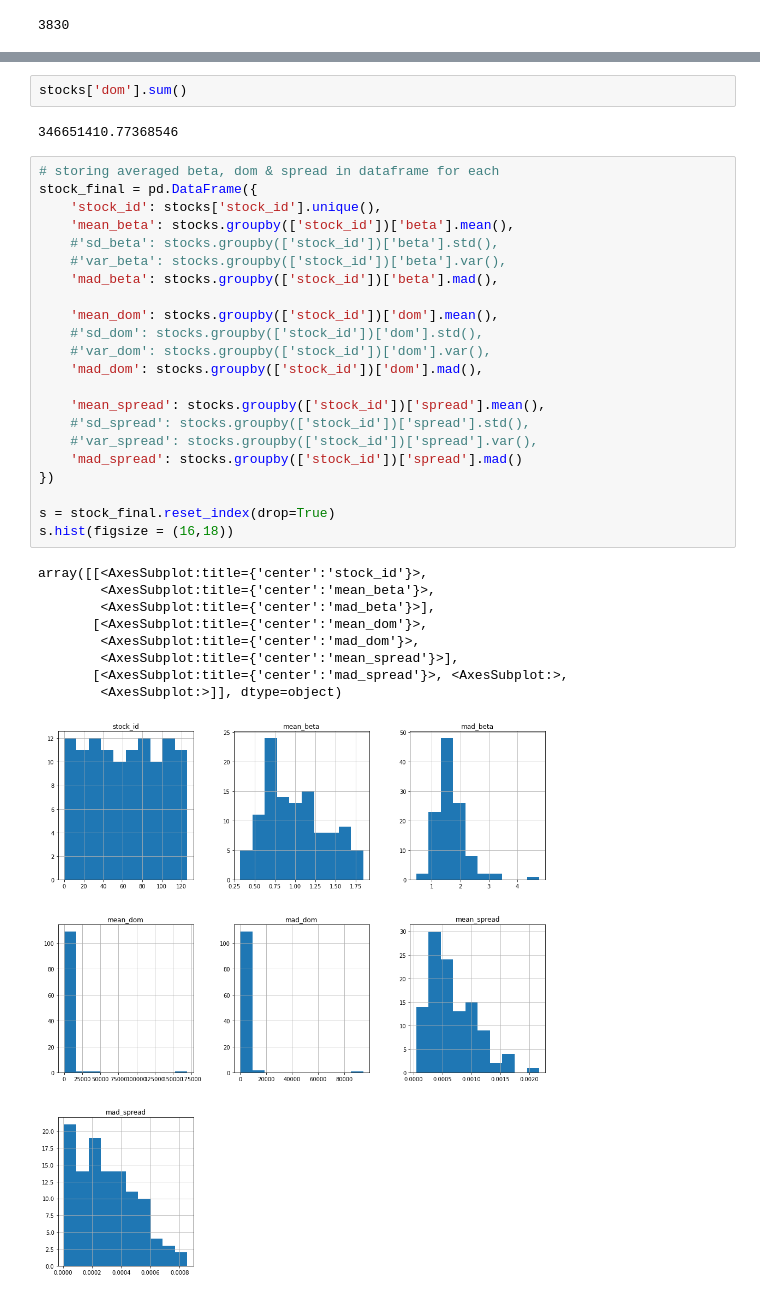
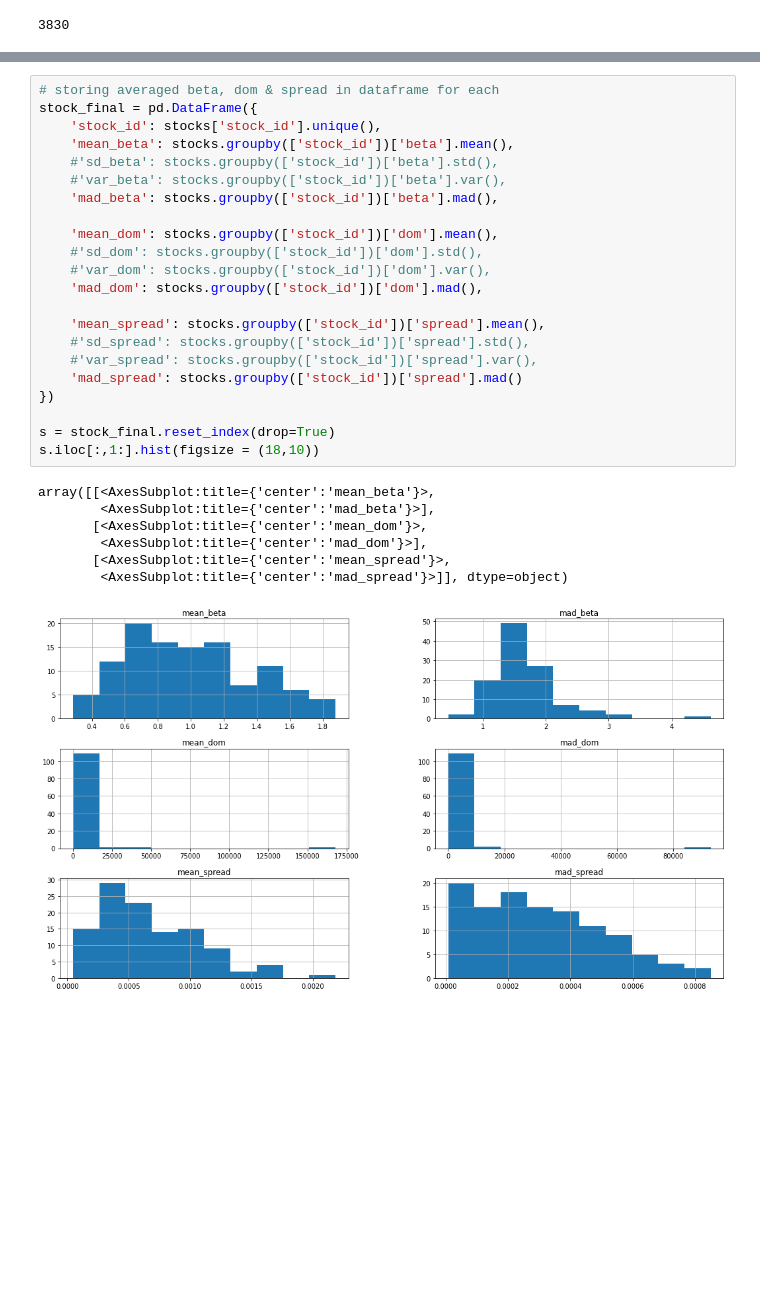
Before and after one commit to numanfr/DATA_project, a Jupyter notebook: Check_clusters.ipynb, the cells around one changed output, grey strips where cells are left out. Drawn from its saved outputs; the diff is of its cells as text; blank space fills up the shorter version.

```diff
--- a/Check_clusters.ipynb
+++ b/Check_clusters.ipynb
@@ -44,36 +41,30 @@ len(time_ids)//10
-# %%
-stocks['dom'].sum()
-# %% [output]
-346651410.77368546
 # %%
 # storing averaged beta, dom & spread in dataframe for each
 stock_final = pd.DataFrame({
     'stock_id': stocks['stock_id'].unique(),
     'mean_beta': stocks.groupby(['stock_id'])['beta'].mean(),
     #'sd_beta': stocks.groupby(['stock_id'])['beta'].std(),
     #'var_beta': stocks.groupby(['stock_id'])['beta'].var(),
     'mad_beta': stocks.groupby(['stock_id'])['beta'].mad(),
 
     'mean_dom': stocks.groupby(['stock_id'])['dom'].mean(),
     #'sd_dom': stocks.groupby(['stock_id'])['dom'].std(),
     #'var_dom': stocks.groupby(['stock_id'])['dom'].var(),
     'mad_dom': stocks.groupby(['stock_id'])['dom'].mad(),
 
     'mean_spread': stocks.groupby(['stock_id'])['spread'].mean(),
     #'sd_spread': stocks.groupby(['stock_id'])['spread'].std(),
     #'var_spread': stocks.groupby(['stock_id'])['spread'].var(),
     'mad_spread': stocks.groupby(['stock_id'])['spread'].mad()
 })
 
 s = stock_final.reset_index(drop=True)
-s.hist(figsize = (16,18))
+s.iloc[:,1:].hist(figsize = (18,10))
 # %% [output]
-array([[<AxesSubplot:title={'center':'stock_id'}>,
-        <AxesSubplot:title={'center':'mean_beta'}>,
+array([[<AxesSubplot:title={'center':'mean_beta'}>,
         <AxesSubplot:title={'center':'mad_beta'}>],
        [<AxesSubplot:title={'center':'mean_dom'}>,
-        <AxesSubplot:title={'center':'mad_dom'}>,
-        <AxesSubplot:title={'center':'mean_spread'}>],
-       [<AxesSubplot:title={'center':'mad_spread'}>, <AxesSubplot:>,
-        <AxesSubplot:>]], dtype=object)
+        <AxesSubplot:title={'center':'mad_dom'}>],
+       [<AxesSubplot:title={'center':'mean_spread'}>,
+        <AxesSubplot:title={'center':'mad_spread'}>]], dtype=object)
-[figure, old version]
+[figure, new version]
```
Also changed, not shown: parts of 21 cells of this notebook, 3 other files.
